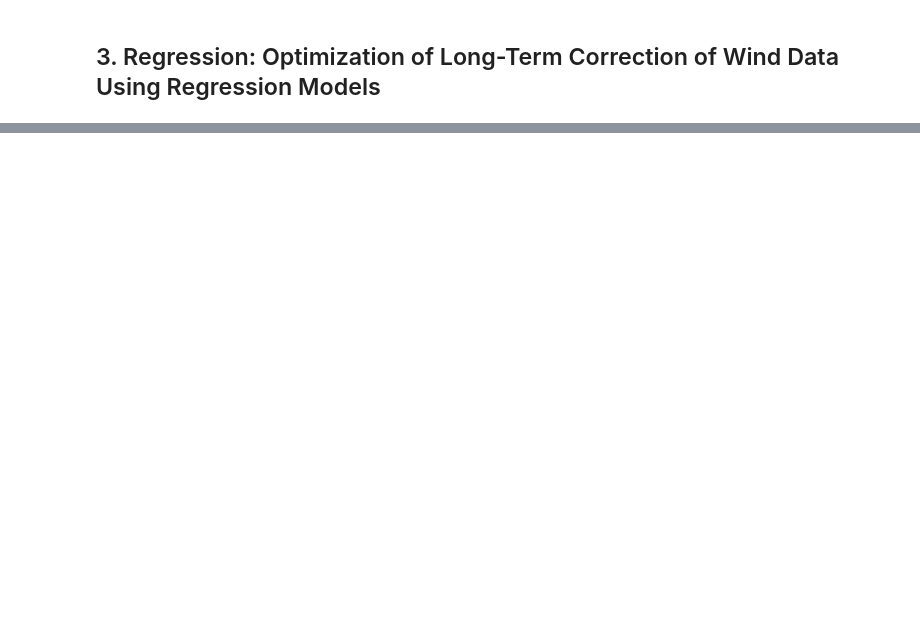
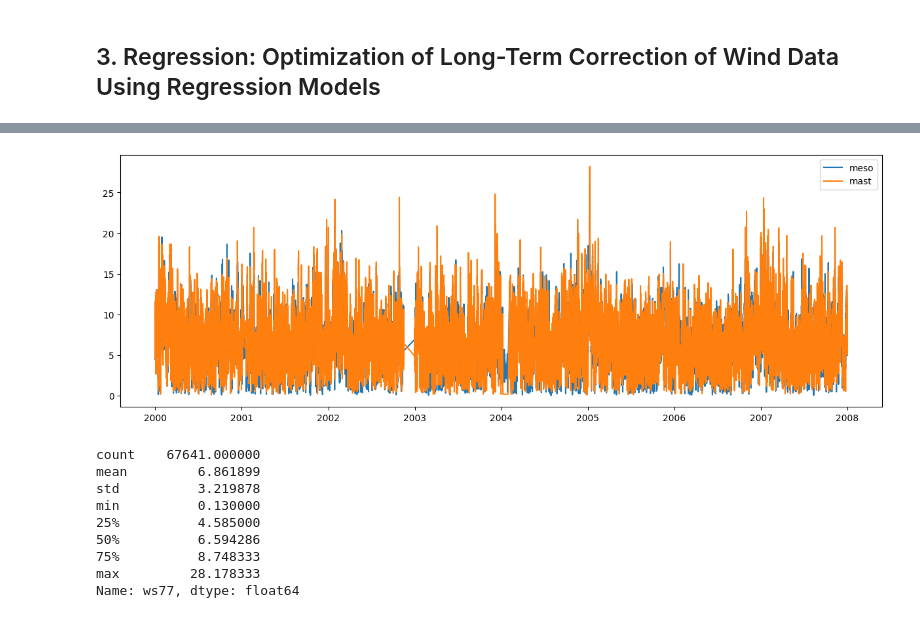
Before and after one commit to 00FA12/MAL-3, a Jupyter notebook: 3. Vestas - Predicting Wind Speed.ipynb, the cells around one changed output, grey strips where cells are left out. Saved outputs shown, nothing was run; the diff lists cells and outputs as text; code cells hidden in the pictures; blank space fills up the shorter version.

```diff
--- a/3. Vestas - Predicting Wind Speed.ipynb
+++ b/3. Vestas - Predicting Wind Speed.ipynb
@@ -109,0 +144,9 @@ In session 8, we will do a Q/A if you have any questions. But as mentioned, try
+# %%
+#load the meso data
+filepath_meso = r'data/Risoe/meso_Risoe.csv'
+df_meso = pd.read_csv(filepath_meso)
+
+#leave only the TIMESTAMP, WSP080, WDIR080 columns
+df_meso = df_meso[['TIMESTAMP', 'WSP080', 'WDIR080']]
+df_meso['TIMESTAMP'] = pd.to_datetime(df_meso['TIMESTAMP'])
+df_meso
@@ -109,0 +167,4 @@ In session 8, we will do a Q/A if you have any questions. But as mentioned, try
+# %%
+#Convert the mast data from DK time to UTC time (corresponding to the time zone used in the meso data). If the date is between Mar 26 and Oct 29, subtract 2 hours. Otherwise, subtract 1 hour.
+df_mast['time'] = df_mast['time'].apply(lambda x: x - pd.DateOffset(hours=2) if x.month > 3 and x.month <= 11 else x - pd.DateOffset(hours=1))
+df_mast
@@ -109,0 +225,4 @@ In session 8, we will do a Q/A if you have any questions. But as mentioned, try
+# %%
+# #join the datasets on an overlapping time period
+df_joined = resampled_mast.join(df_meso.set_index('TIMESTAMP'), how='inner')
+df_joined
@@ -109,0 +243,13 @@ In session 8, we will do a Q/A if you have any questions. But as mentioned, try
+# %%
+#add the time column from index
+df_joined['time'] = df_joined.index
+
+#hot code encode time into 4 seasons
+df_joined['spring'] = df_joined['time'].dt.month.between(3, 5, inclusive='both').astype(int)
+df_joined['summer'] = df_joined['time'].dt.month.between(6, 8, inclusive='both').astype(int)
+df_joined['fall'] = df_joined['time'].dt.month.between(9, 11, inclusive='both').astype(int)
+df_joined['winter'] = ((df_joined['time'].dt.month >= 12) | (df_joined['time'].dt.month <= 2)).astype(int)
+#drop the time column and missing values
+df_joined = df_joined.drop(columns=['time'])
+df_joined = df_joined.dropna()
+df_joined.head()
@@ -109,0 +263,19 @@ In session 8, we will do a Q/A if you have any questions. But as mentioned, try
+# %%
+#plot the data
+plt.figure(figsize=(15, 5))
+plt.plot(df_joined['WSP080'], label='meso')
+plt.plot(df_joined['ws77'], label='mast')
+plt.legend()
+plt.show()
+df_joined['ws77'].describe()
+# %% [output]
+[figure, added]
+count    67641.000000
+mean         6.861899
+std          3.219878
+min          0.130000
+25%          4.585000
+50%          6.594286
+75%          8.748333
+max         28.178333
+Name: ws77, dtype: float64
```
Also changed, not shown: parts of 14 cells of this notebook.
